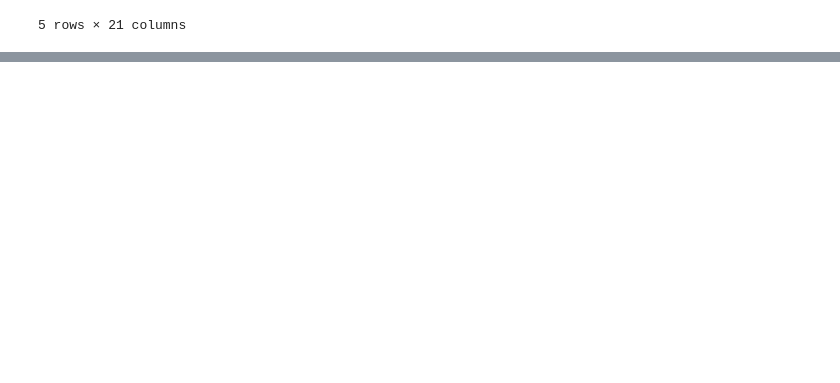
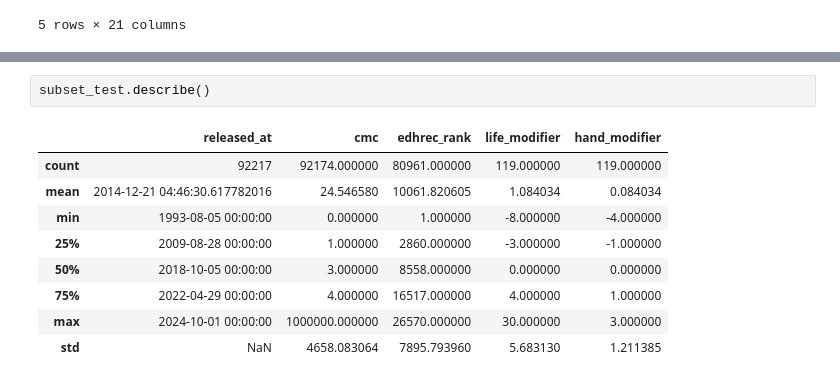
Before and after one commit to brunoopinheiro/ada-data-science-project-ii, a Jupyter notebook: data_consistency_analysis.ipynb, the cells around one changed output, grey strips where cells are left out. Cells and saved outputs as stored; diff of their text form; blank space fills up the shorter version.

```diff
--- a/data_consistency_analysis.ipynb
+++ b/data_consistency_analysis.ipynb
@@ -71,0 +91,12 @@ c:\DEV-GIT\STUDY\ada-data-science\ada-data-science-projects\modulo2\ada-data-sci
+# %%
+subset_test.describe()
+# %% [output]
+|  | released_at | cmc | edhrec_rank | life_modifier | hand_modifier |
+| count | 92217 | 92174.000000 | 80961.000000 | 119.000000 | 119.000000 |
+| mean | 2014-12-21 04:46:30.617782016 | 24.546580 | 10061.820605 | 1.084034 | 0.084034 |
+| min | 1993-08-05 00:00:00 | 0.000000 | 1.000000 | -8.000000 | -4.000000 |
+| 25% | 2009-08-28 00:00:00 | 1.000000 | 2860.000000 | -3.000000 | -1.000000 |
+| 50% | 2018-10-05 00:00:00 | 3.000000 | 8558.000000 | 0.000000 | 0.000000 |
+| 75% | 2022-04-29 00:00:00 | 4.000000 | 16517.000000 | 4.000000 | 1.000000 |
+| max | 2024-10-01 00:00:00 | 1000000.000000 | 26570.000000 | 30.000000 | 3.000000 |
+| std | NaN | 4658.083064 | 7895.793960 | 5.683130 | 1.211385 |
```
Also changed, not shown: parts of 4 cells of this notebook, 1 other file.
